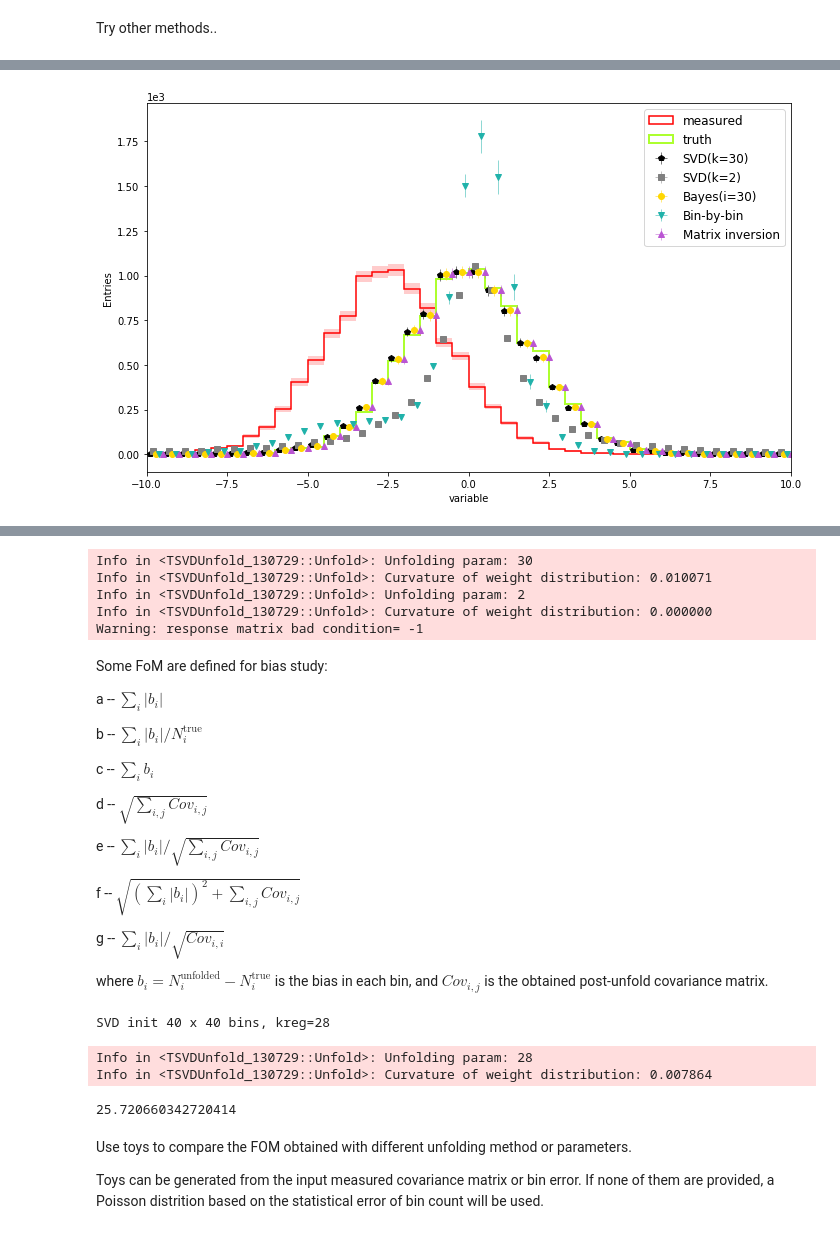
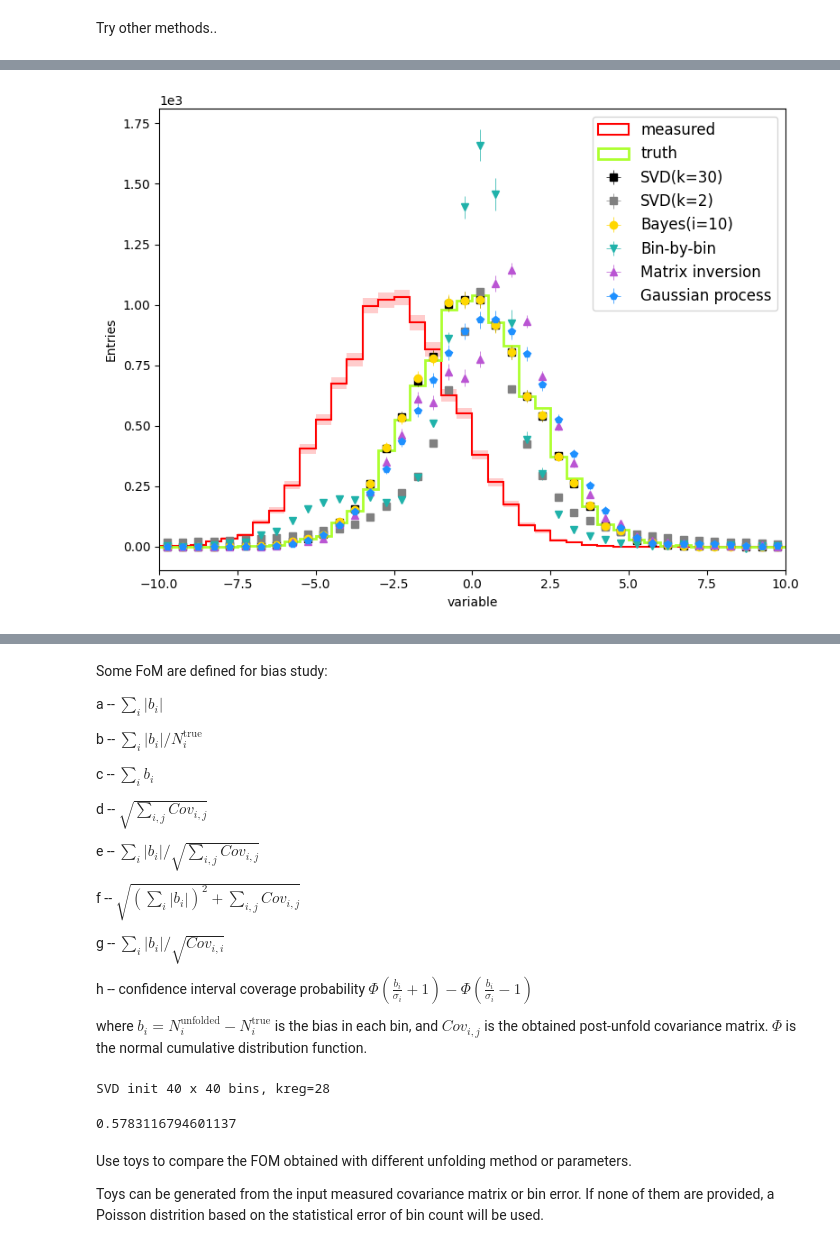
Before and after one commit to lucao-git/PyRooUnfold, a Jupyter notebook: example/pyroounfold_example.ipynb, the cells around one changed output, grey strips where cells are left out. Cells and saved outputs as stored; diff of their text form; code cells hidden in the pictures.

```diff
--- a/example/pyroounfold_example.ipynb
+++ b/example/pyroounfold_example.ipynb
@@ -58,14 +62,15 @@ example_a = unfold(
     name_var_true = 'truth',
     name_var_reco = 'measured',
     show_var = 'variable',   # just for plotting
-    bins = my_bins
+    bins = my_bins,
+    mc_stat_err = 0
 
     ## optional input
     # reco_bin_error = measured bin-wiese uncertainty
     # reco_cov = measured covariance matrix
     # kcovtoy = if False, error propagation is based on full covariance matrix;
     #           if True, error propagation is based on internal toys generated by RooUnfold. Default is False.
-    # mc_stat_err = exclude (0, default) or include (1) or only (2) the effect of MC statistics uncertainty on migration matrix evaluated with interal toys.
+    # mc_stat_err = exclude (0) or include (3, default) or only (2) the effect of MC statistics uncertainty on migration matrix evaluated with interal toys.
     )
 # %% [markdown]
 Now everything needed to launch unfolding is ready !!!
@@ -123,67 +188,29 @@ Try other methods..
 # %%
-example_a.do_Svd(30)
-unf_cen_svd = example_a.result_df['unfolded_central'].copy()
-unf_err_svd = example_a.result_df['unfolded_error'].copy()
-
-example_a.do_Svd(2)
-unf_cen_svd_low = example_a.result_df['unfolded_central'].copy()
-unf_err_svd_low = example_a.result_df['unfolded_error'].copy()
-
-example_a.do_Invert()
-unf_cen_inv = example_a.result_df['unfolded_central'].copy()
-unf_err_inv = example_a.result_df['unfolded_error'].copy()
-
-example_a.do_BinByBin()
-unf_cen_byb = example_a.result_df['unfolded_central'].copy()
-unf_err_byb = example_a.result_df['unfolded_error'].copy()
-
-example_a.do_Bayes(30)
-unf_cen_bay = example_a.result_df['unfolded_central'].copy()
-unf_err_bay = example_a.result_df['unfolded_error'].copy()
-
-
-
 truth_cen = example_a.result_df['truth_central']
 measu_cen, measu_err = example_a.result_df['measured_central'], example_a.result_df['measured_error']
 
-f = plt.figure(figsize=(10,6))
+f = plt.figure(figsize=(8,6))
 plt.hist(get_bin_centers(my_bins), bins=my_bins, weights=measu_cen, histtype='step', lw=1.5, color='red', label='measured')
-plt.bar(get_bin_centers(my_bins),
-       height=measu_err*2,
-       width=get_bin_widths(my_bins),
-       bottom=measu_cen - measu_err,
-       alpha=0.2, color='red'
-       )
+plt.bar(get_bin_centers(my_bins), height=measu_err*2, width=get_bin_widths(my_bins), bottom=measu_cen - measu_err,
+       alpha=0.2, color='red')
 
 plt.hist(get_bin_centers(my_bins), bins=my_bins, weights=truth_cen, histtype='step', lw=2, color='greenyellow',  label='truth')
 
-s=get_bin_widths(my_bins)/5
-
-plt.errorbar(x=my_bins[:-1]+s*1, y=unf_cen_svd, \
-                 yerr=unf_err_svd, xerr=0, marker='p', color='black',ls='', elinewidth=0.5,  label='SVD(k=30)')
-
-plt.errorbar(x=my_bins[:-1]+s*2, y=unf_cen_svd_low, \
-                 yerr=unf_err_svd_low, xerr=0, marker='s', color='gray',ls='', elinewidth=0.5, label='SVD(k=2)')
-
-plt.errorbar(x=my_bins[:-1]+s*3, y=unf_cen_bay, \
-                 yerr=unf_err_bay, xerr=0, marker='o', color='gold',ls='', elinewidth=0.5,  label='Bayes(i=30)')
-
-plt.errorbar(x=my_bins[:-1]+s*4, y=unf_cen_byb, \
-                 yerr=unf_err_byb, xerr=0, marker='v', color='lightseagreen',ls='', elinewidth=0.5,  label='Bin-by-bin')
-
-plt.errorbar(x=my_bins[:-1]+s*5, y=unf_cen_inv, \
-                 yerr=unf_err_inv, xerr=0, marker='^', color='mediumorchid',ls='', elinewidth=0.5,  label='Matrix inversion')
-
-
+plt.errorbar(x=get_bin_centers(my_bins), y=unf_cen_svd, yerr=unf_err_svd, xerr=0, marker='s', color='black',ls='', elinewidth=0.5,  label='SVD(k=30)')
+plt.errorbar(x=get_bin_centers(my_bins), y=unf_cen_svd_low, yerr=unf_err_svd_low, xerr=0, marker='s', color='gray',ls='', elinewidth=0.5, label='SVD(k=2)')
+plt.errorbar(x=get_bin_centers(my_bins), y=unf_cen_bay, yerr=unf_err_bay, xerr=0, marker='o', color='gold',ls='', elinewidth=0.5,  label='Bayes(i=10)')
+plt.errorbar(x=get_bin_centers(my_bins), y=unf_cen_byb, yerr=unf_err_byb, xerr=0, marker='v', color='lightseagreen',ls='', elinewidth=0.5,  label='Bin-by-bin')
+plt.errorbar(x=get_bin_centers(my_bins), y=unf_cen_inv, yerr=unf_err_inv, xerr=0, marker='^', color='mediumorchid',ls='', elinewidth=0.5,  label='Matrix inversion')
+plt.errorbar(x=get_bin_centers(my_bins), y=unf_cen_gp, yerr=unf_err_gp, xerr=0, marker='p', color='dodgerblue',ls='', elinewidth=0.5,  label='Gaussian process')
 
 plt.xlim(-10,10)
 plt.xlabel('variable')
 plt.ylabel('Entries')
 plt.ticklabel_format(style='sci', axis='y', scilimits=(0,0))
 plt.legend(loc=1, prop={'size':12})
 plt.tight_layout()
 plt.show()
 plt.close()
-#f.savefig('compare_all.pdf')
+f.savefig('compare_all.pdf')
 # %% [output]
-[figure, old version]
+[figure, new version]
@@ -207,8 +217,3 @@ Calculating covariances due to number of measured events
-Info in <TSVDUnfold_130729::Unfold>: Unfolding param: 30
-Info in <TSVDUnfold_130729::Unfold>: Curvature of weight distribution: 0.010071
-Info in <TSVDUnfold_130729::Unfold>: Unfolding param: 2
-Info in <TSVDUnfold_130729::Unfold>: Curvature of weight distribution: 0.000000
-Warning: response matrix bad condition= -1
 # %% [markdown]
 Some FoM are defined for bias study:
 
@@ -226,19 +231,19 @@ f -- $\sqrt{(\sum_{i}{|b_{i}|})^{2} + \sum_{i,j}Cov_{i,j}}$
 
 g -- $\sum_{i}{|b_{i}|}/\sqrt{Cov_{i,i}}$
 
-where $b_{i} = N_{i}^{\text{unfolded}} - N_{i}^{\text{true}}$ is the bias in each bin, and $Cov_{i,j}$ is the obtained post-unfold covariance matrix.
+h -- confidence interval coverage probability $\Phi(\frac{b_i}{\sigma_i} +1) - \Phi(\frac{b_i}{\sigma_i} -1)$
+
+where $b_{i} = N_{i}^{\text{unfolded}} - N_{i}^{\text{true}}$ is the bias in each bin, and $Cov_{i,j}$ is the obtained post-unfold covariance matrix. $\Phi$ is the normal cumulative distribution function.
 # %%
 # calculate all FOM
 example_a.do_Svd(28)
 example_a.check_bias()
 # %% [output]
 SVD init 40 x 40 bins, kreg=28
-Info in <TSVDUnfold_130729::Unfold>: Unfolding param: 28
-Info in <TSVDUnfold_130729::Unfold>: Curvature of weight distribution: 0.007864
 # %%
-example_a.bias_g
+example_a.bias_h
 # %% [output]
-25.720660342720414
+0.5783116794601137
 # %% [markdown]
 Use toys to compare the FOM obtained with different unfolding method or parameters.
 
```
Also changed, not shown: parts of 15 cells of this notebook, 9 other files.
